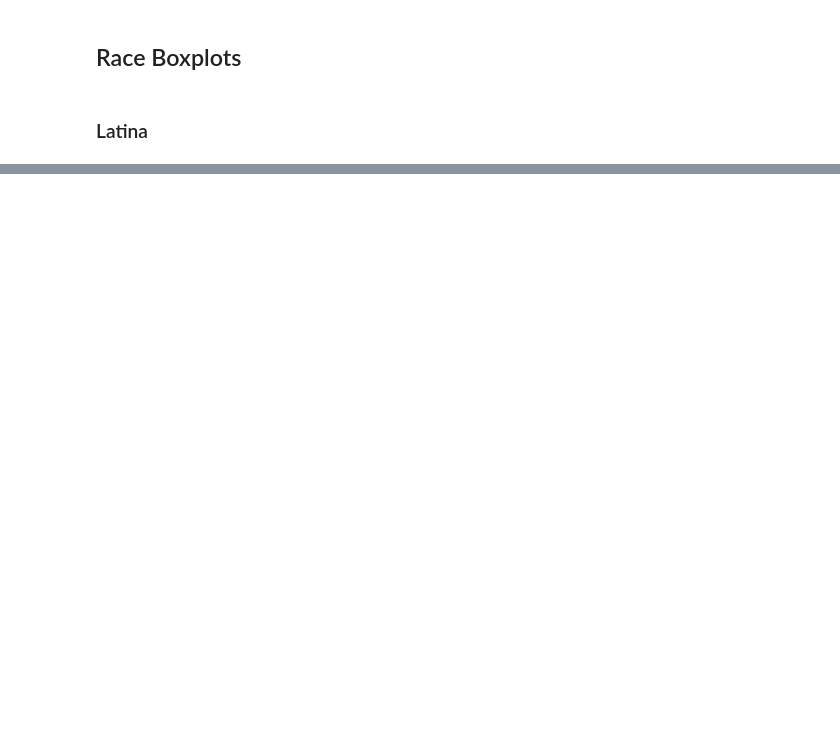
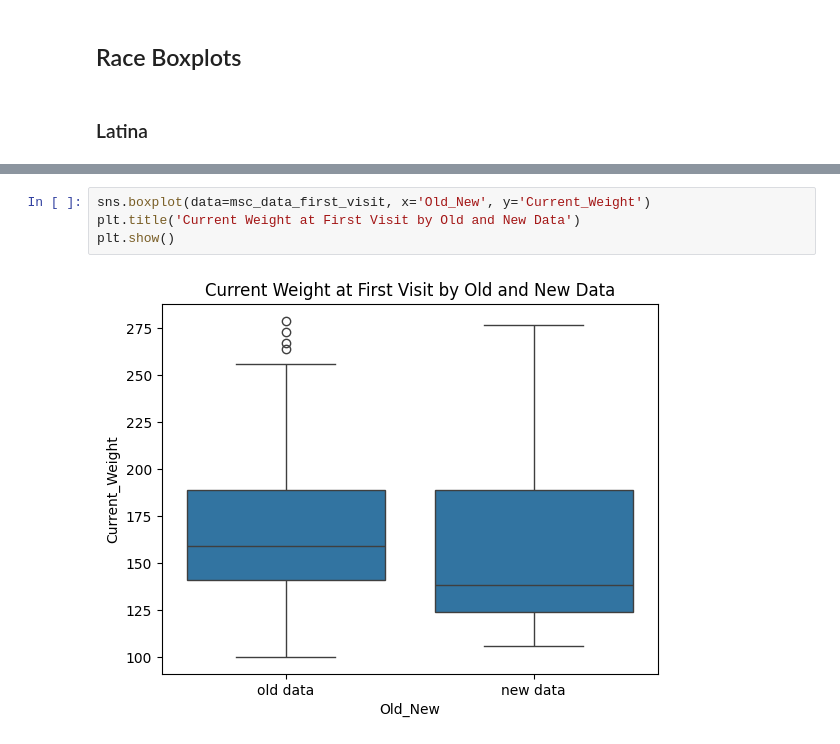
Before and after one commit to hannahnthompson/HG_Analysis_May-2025, a Jupyter notebook: May HG Analysis 2.ipynb, the cells around one changed output, grey strips where cells are left out. Saved outputs shown, nothing was run; the diff lists cells and outputs as text; blank space fills up the shorter version.

```diff
--- a/May HG Analysis 2.ipynb
+++ b/May HG Analysis 2.ipynb
@@ -672,0 +1089,6 @@ Welch's t-test result (n=102 vs. n=32): t-statistic = -5.048516552724184, p-valu
+# %%
+sns.boxplot(data=msc_data_first_visit, x='Old_New', y='Current_Weight')
+plt.title('Current Weight at First Visit by Old and New Data')
+plt.show()
+# %% [output]
+[figure, added]
```
Also changed, not shown: parts of 73 cells of this notebook.
